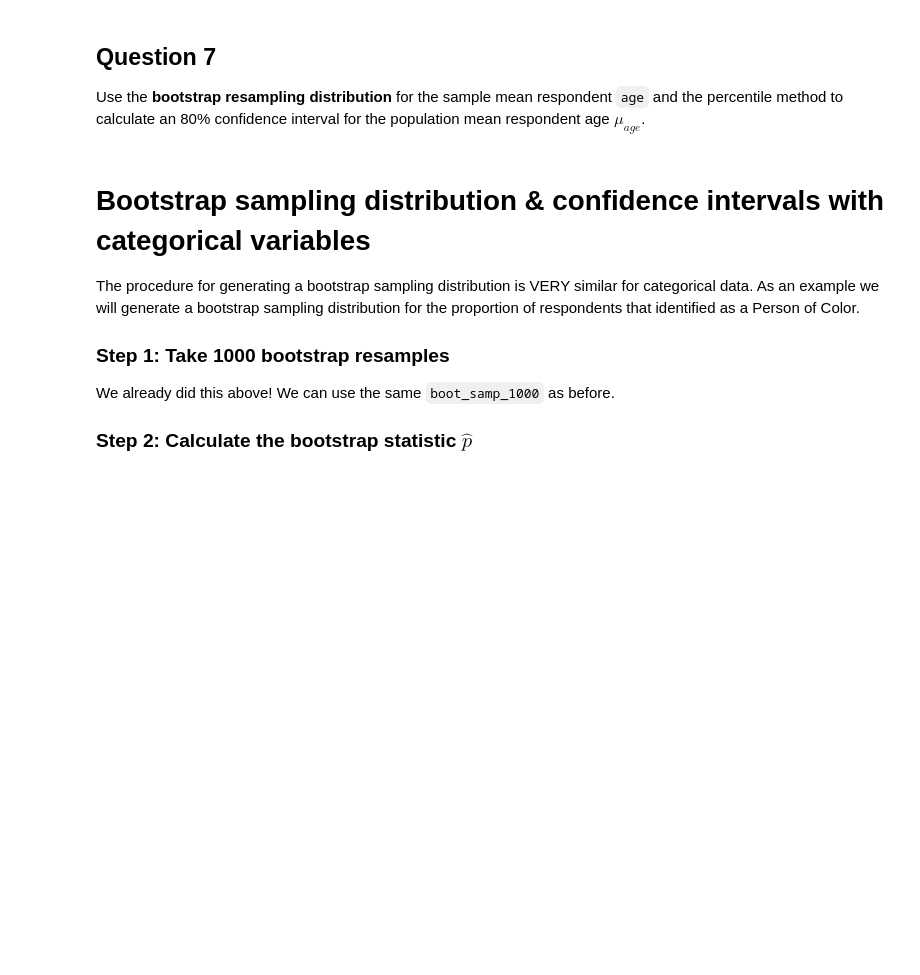
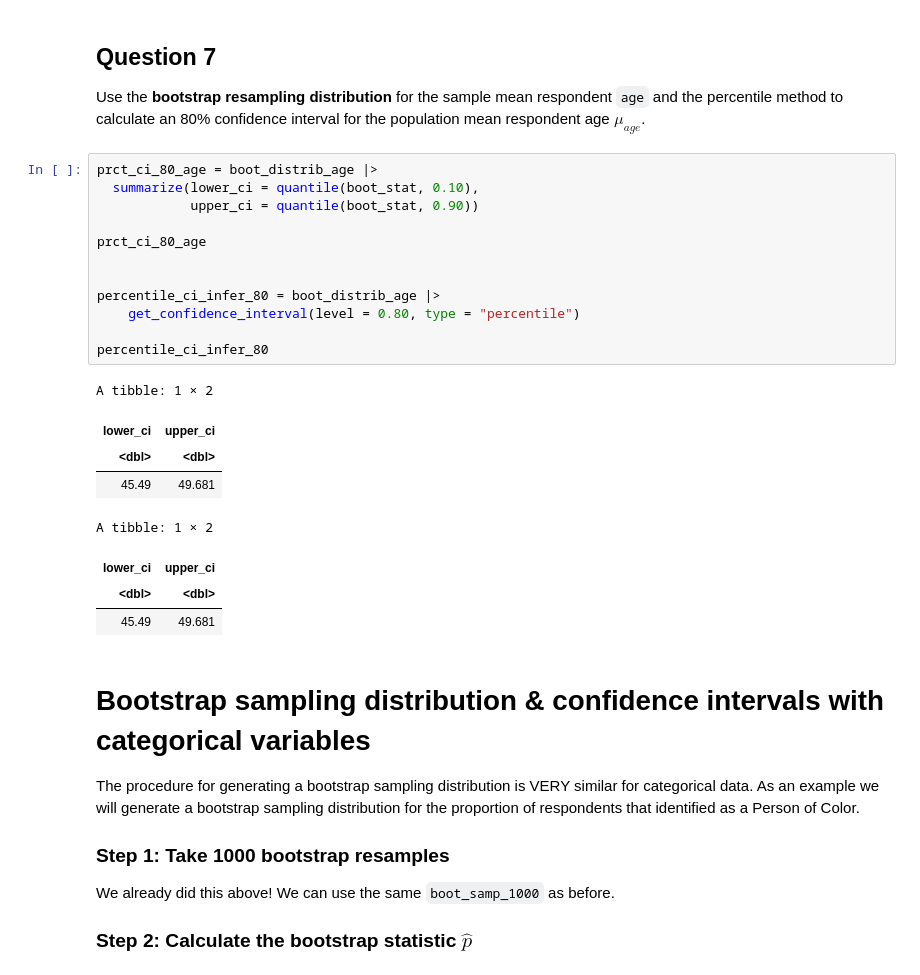
Before and after one commit to UNC-DATA-730/unit-8-assignment-dlee002, a Jupyter notebook: assignment8.ipynb, the cells around one changed output. Saved outputs shown, nothing was run; the diff lists cells and outputs as text; blank space fills up the shorter version.

```diff
--- a/assignment8.ipynb
+++ b/assignment8.ipynb
@@ -473,6 +473,27 @@ The 95% confidence interval values for 6b and 5c are very close. Less than 0.15
 Use the **bootstrap resampling distribution** for the sample mean
 respondent `age` and the percentile method to calculate an 80%
 confidence interval for the population mean respondent age $\mu_{age}$.
+# %%
+prct_ci_80_age = boot_distrib_age |>
+  summarize(lower_ci = quantile(boot_stat, 0.10),
+            upper_ci = quantile(boot_stat, 0.90))
+
+prct_ci_80_age
+
+
+percentile_ci_infer_80 = boot_distrib_age |>
+    get_confidence_interval(level = 0.80, type = "percentile")
+
+percentile_ci_infer_80
+# %% [output]
+A tibble: 1 × 2
+| lower_ci | upper_ci |
+| <dbl> | <dbl> |
+| 45.49 | 49.681 |
+A tibble: 1 × 2
+| lower_ci | upper_ci |
+| <dbl> | <dbl> |
+| 45.49 | 49.681 |
 # %% [markdown]
 # Bootstrap sampling distribution & confidence intervals with categorical variables
 
```
Also changed, not shown: parts of 7 cells of this notebook.
